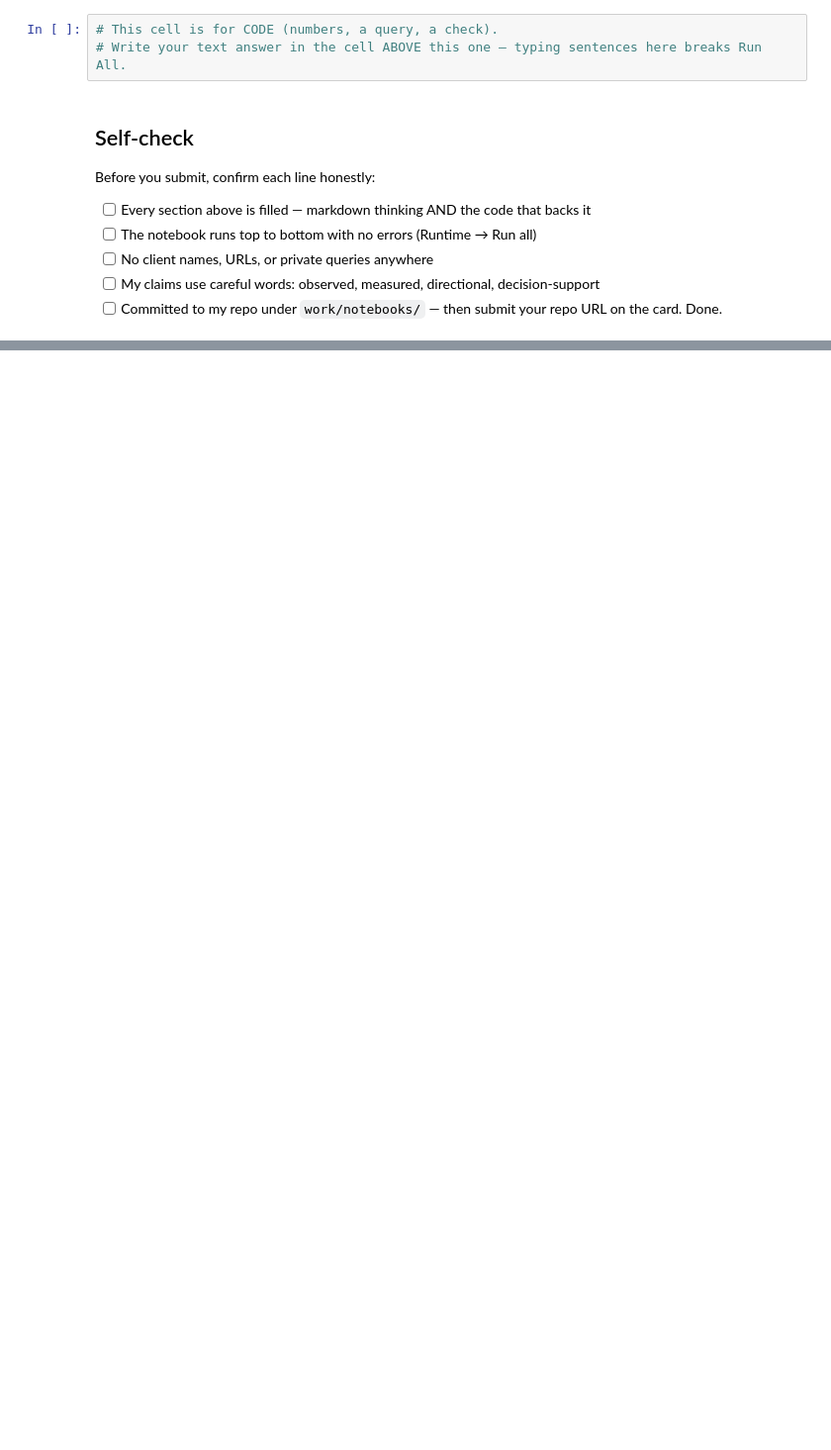
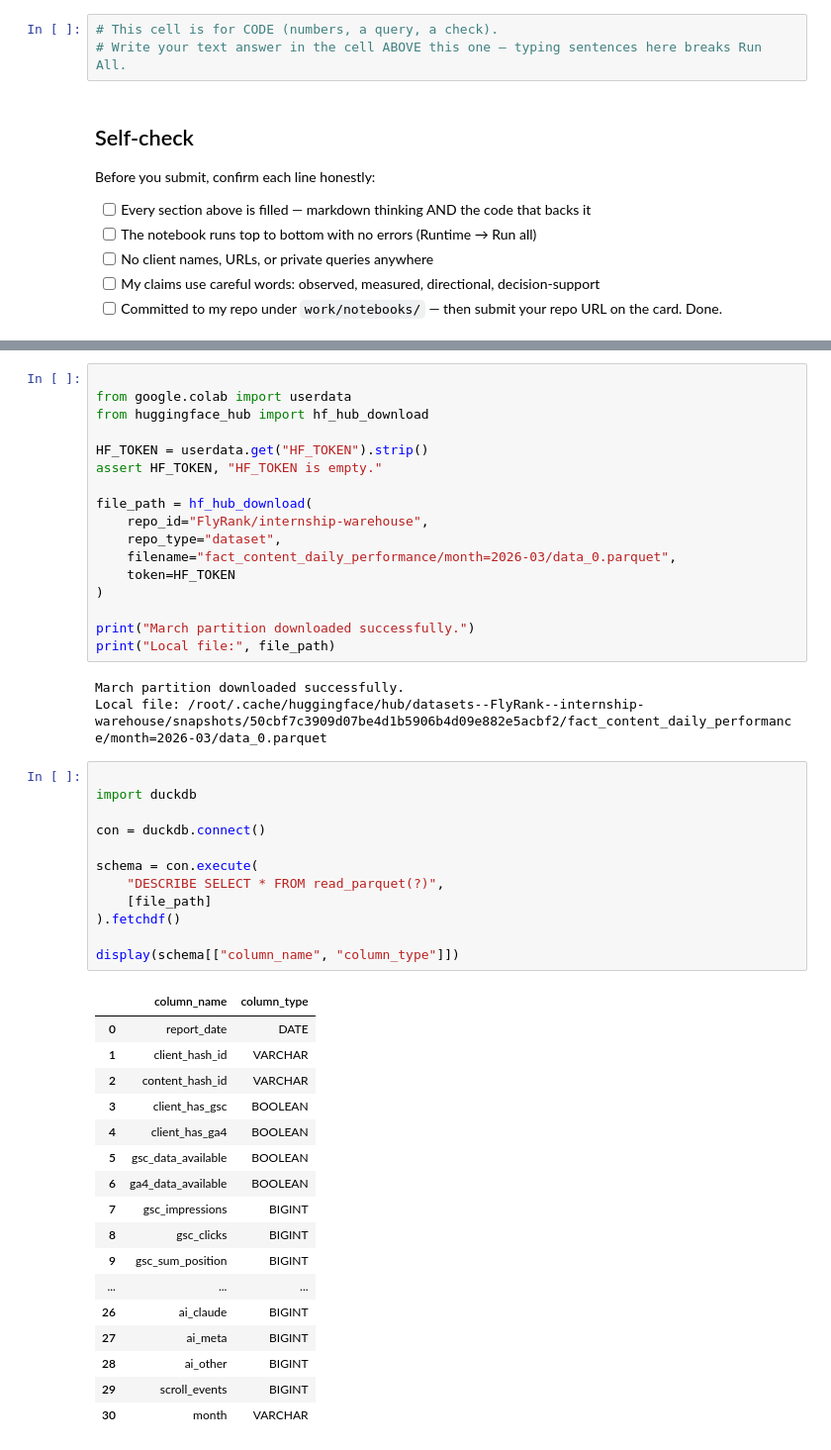
Before and after one commit to A1704/flyrank-ml-internship, a Jupyter notebook: work/notebooks/w03_data_contract.ipynb, the cells around one changed output, grey strips where cells are left out. Shown at 99% size. Drawn from its saved outputs; the diff is of its cells as text; blank space fills up the shorter version.

```diff
--- a/work/notebooks/w03_data_contract.ipynb
+++ b/work/notebooks/w03_data_contract.ipynb
@@ -46,0 +160,50 @@ Before you submit, confirm each line honestly:
+# %%
+
+from google.colab import userdata
+from huggingface_hub import hf_hub_download
+
+HF_TOKEN = userdata.get("HF_TOKEN").strip()
+assert HF_TOKEN, "HF_TOKEN is empty."
+
+file_path = hf_hub_download(
+    repo_id="FlyRank/internship-warehouse",
+    repo_type="dataset",
+    filename="fact_content_daily_performance/month=2026-03/data_0.parquet",
+    token=HF_TOKEN
+)
+
+print("March partition downloaded successfully.")
+print("Local file:", file_path)
+# %% [output]
+March partition downloaded successfully.
+Local file: /root/.cache/huggingface/hub/datasets--FlyRank--internship-warehouse/snapshots/50cbf7c3909d07be4d1b5906b4d09e882e5acbf2/fact_content_daily_performance/month=2026-03/data_0.parquet
+# %%
+
+import duckdb
+
+con = duckdb.connect()
+
+schema = con.execute(
+    "DESCRIBE SELECT * FROM read_parquet(?)",
+    [file_path]
+).fetchdf()
+
+display(schema[["column_name", "column_type"]])
+# %% [output]
+|  | column_name | column_type |
+| 0 | report_date | DATE |
+| 1 | client_hash_id | VARCHAR |
+| 2 | content_hash_id | VARCHAR |
+| 3 | client_has_gsc | BOOLEAN |
+| 4 | client_has_ga4 | BOOLEAN |
+| 5 | gsc_data_available | BOOLEAN |
+| 6 | ga4_data_available | BOOLEAN |
+| 7 | gsc_impressions | BIGINT |
+| 8 | gsc_clicks | BIGINT |
+| 9 | gsc_sum_position | BIGINT |
+| ... | ... | ... |
+| 26 | ai_claude | BIGINT |
+| 27 | ai_meta | BIGINT |
+| 28 | ai_other | BIGINT |
+| 29 | scroll_events | BIGINT |
+| 30 | month | VARCHAR |
```
Also changed, not shown: parts of 26 cells of this notebook.
